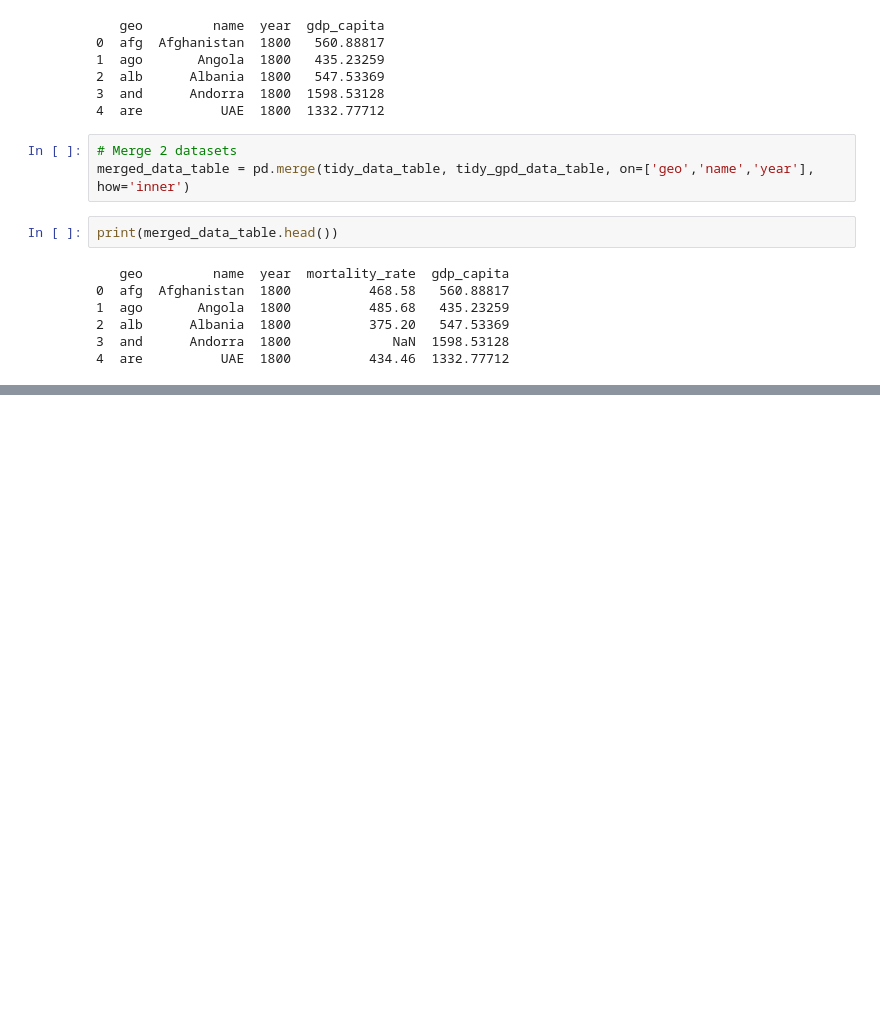
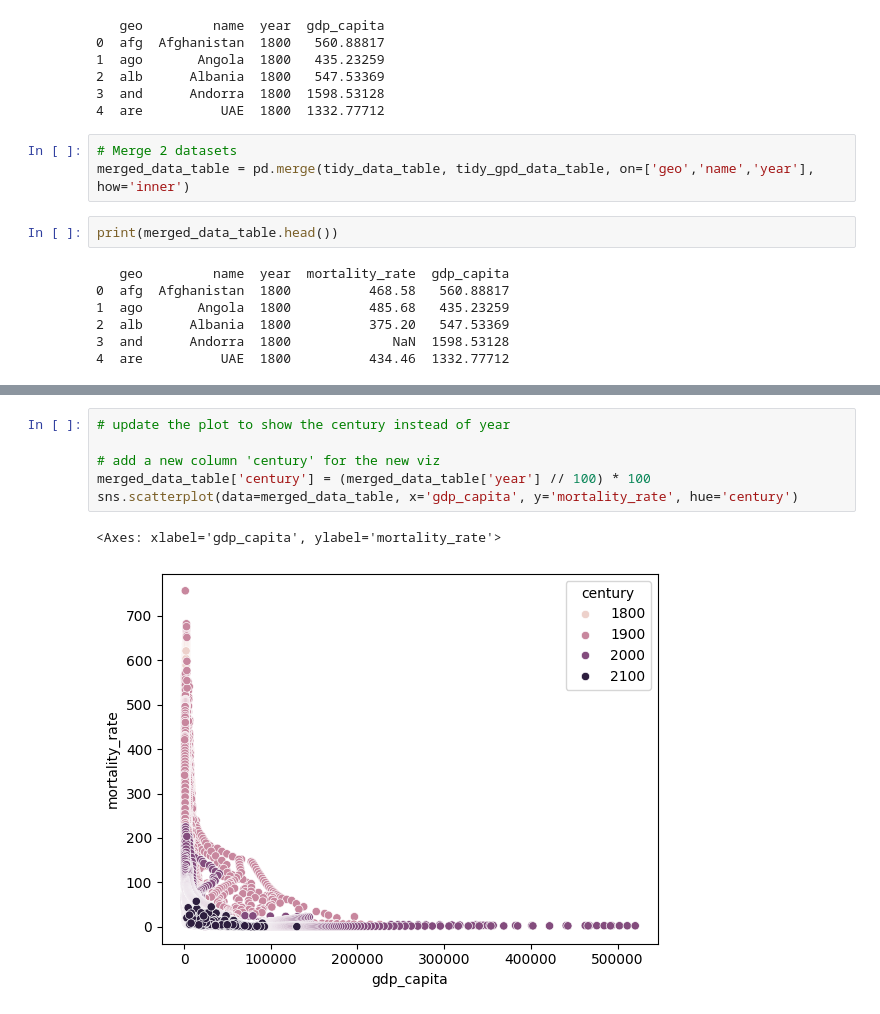
Before and after one commit to narrara/applsoftcomp-sprint-m01, a Jupyter notebook: notebooks/data-format-viz.ipynb, the cells around one changed output, grey strips where cells are left out. Drawn from its saved outputs; the diff is of its cells as text; blank space fills up the shorter version.

```diff
--- a/notebooks/data-format-viz.ipynb
+++ b/notebooks/data-format-viz.ipynb
@@ -46,0 +63,9 @@ print(merged_data_table.head())
+# %%
+# update the plot to show the century instead of year
+
+# add a new column 'century' for the new viz
+merged_data_table['century'] = (merged_data_table['year'] // 100) * 100
+sns.scatterplot(data=merged_data_table, x='gdp_capita', y='mortality_rate', hue='century')
+# %% [output]
+<Axes: xlabel='gdp_capita', ylabel='mortality_rate'>
+[figure, added]
```
Also changed, not shown: parts of 2 cells of this notebook.
